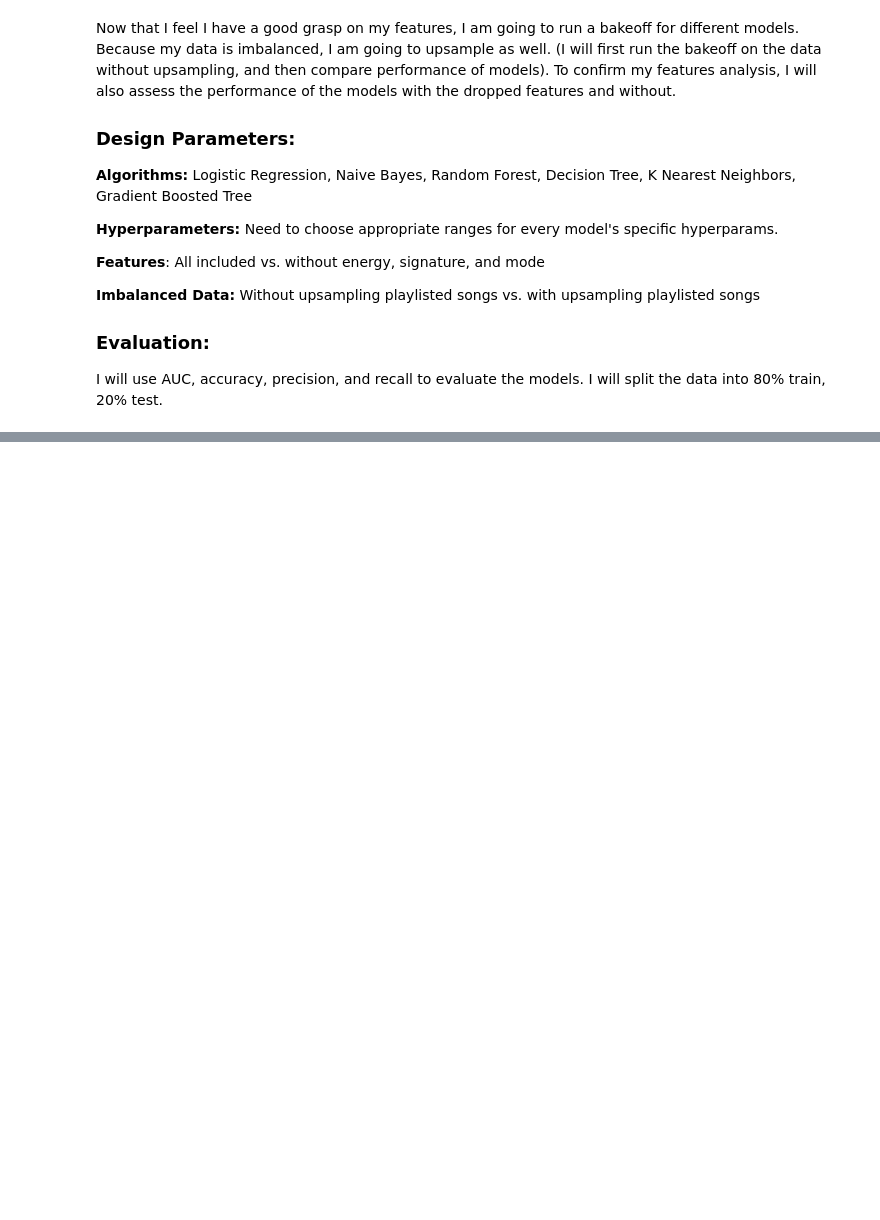
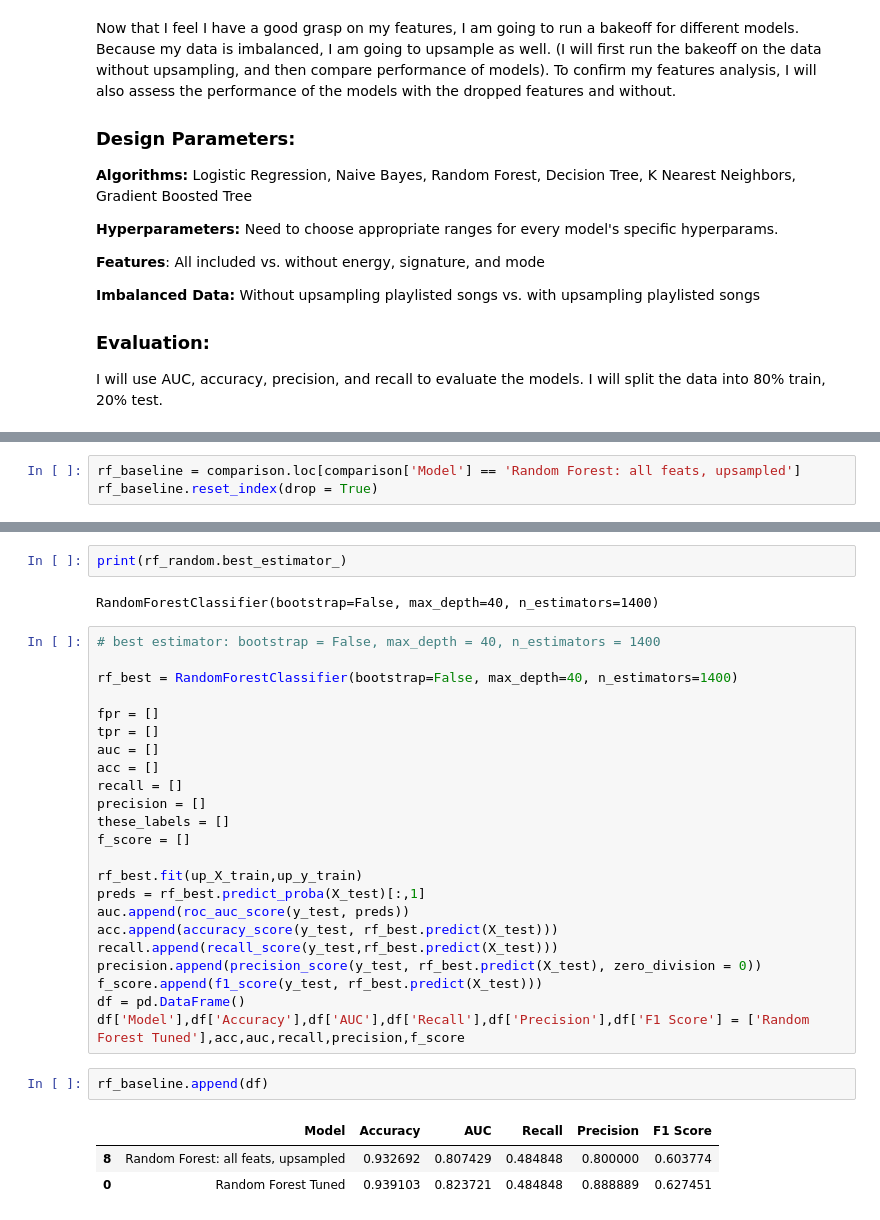
Before and after one commit to harlanhutton/website, a Jupyter notebook: official.ipynb, the cells around one changed output, grey strips where cells are left out. Saved outputs shown, nothing was run; the diff lists cells and outputs as text; blank space fills up the shorter version.

```diff
--- a/official.ipynb
+++ b/official.ipynb
@@ -490,0 +505,3 @@ comparison['Accuracy'].max()
+# %%
+rf_baseline = comparison.loc[comparison['Model'] == 'Random Forest: all feats, upsampled']
+rf_baseline.reset_index(drop = True)
@@ -490,0 +574,33 @@ comparison['Accuracy'].max()
+# %%
+print(rf_random.best_estimator_)
+# %% [output]
+RandomForestClassifier(bootstrap=False, max_depth=40, n_estimators=1400)
+# %%
+# best estimator: bootstrap = False, max_depth = 40, n_estimators = 1400
+
+rf_best = RandomForestClassifier(bootstrap=False, max_depth=40, n_estimators=1400)
+
+fpr = []
+tpr = []
+auc = []
+acc = []
+recall = []
+precision = []
+these_labels = []
+f_score = []
+
+rf_best.fit(up_X_train,up_y_train)
+preds = rf_best.predict_proba(X_test)[:,1]
+auc.append(roc_auc_score(y_test, preds))
+acc.append(accuracy_score(y_test, rf_best.predict(X_test)))
+recall.append(recall_score(y_test,rf_best.predict(X_test)))
+precision.append(precision_score(y_test, rf_best.predict(X_test), zero_division = 0))
+f_score.append(f1_score(y_test, rf_best.predict(X_test)))
+df = pd.DataFrame()
+df['Model'],df['Accuracy'],df['AUC'],df['Recall'],df['Precision'],df['F1 Score'] = ['Random Forest Tuned'],acc,auc,recall,precision,f_score
+# %%
+rf_baseline.append(df)
+# %% [output]
+|  | Model | Accuracy | AUC | Recall | Precision | F1 Score |
+| 8 | Random Forest: all feats, upsampled | 0.932692 | 0.807429 | 0.484848 | 0.800000 | 0.603774 |
+| 0 | Random Forest Tuned | 0.939103 | 0.823721 | 0.484848 | 0.888889 | 0.627451 |
```
Also changed, not shown: parts of 10 cells of this notebook.
